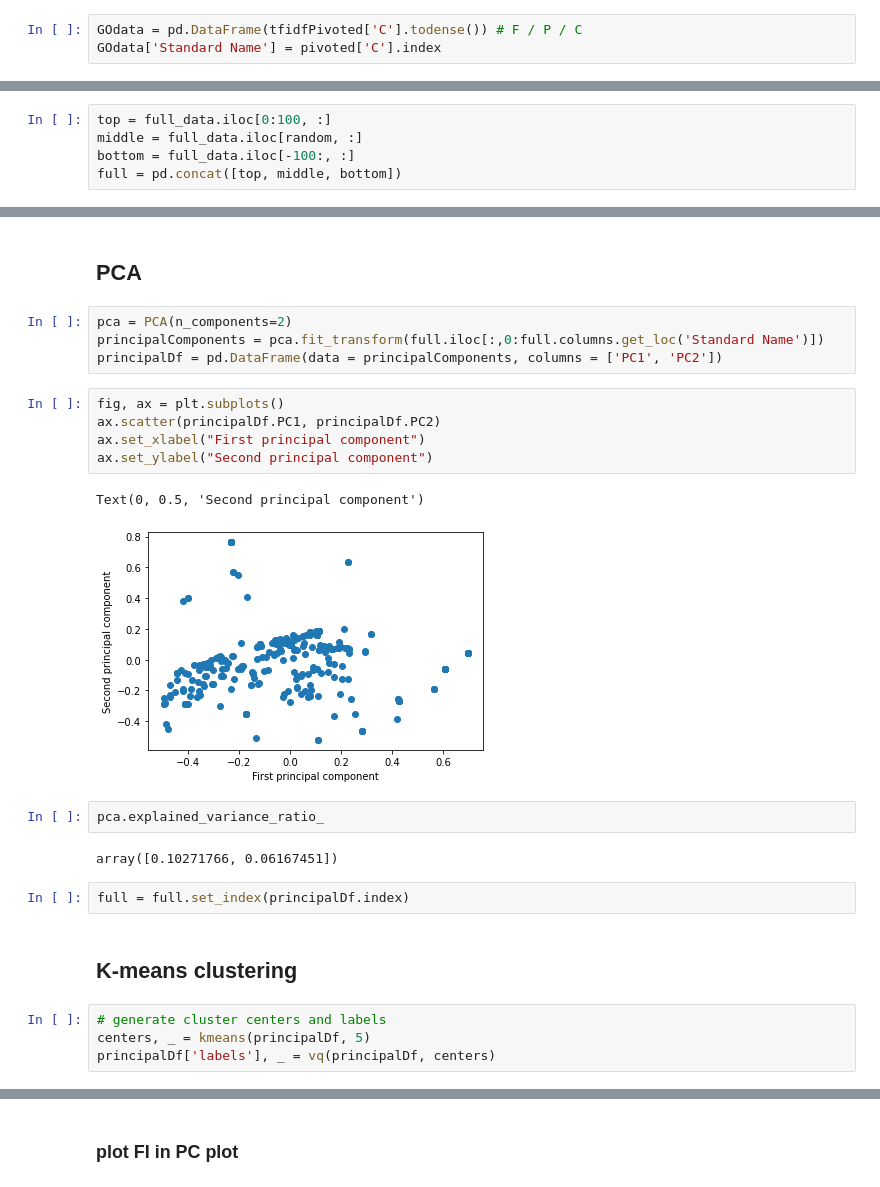
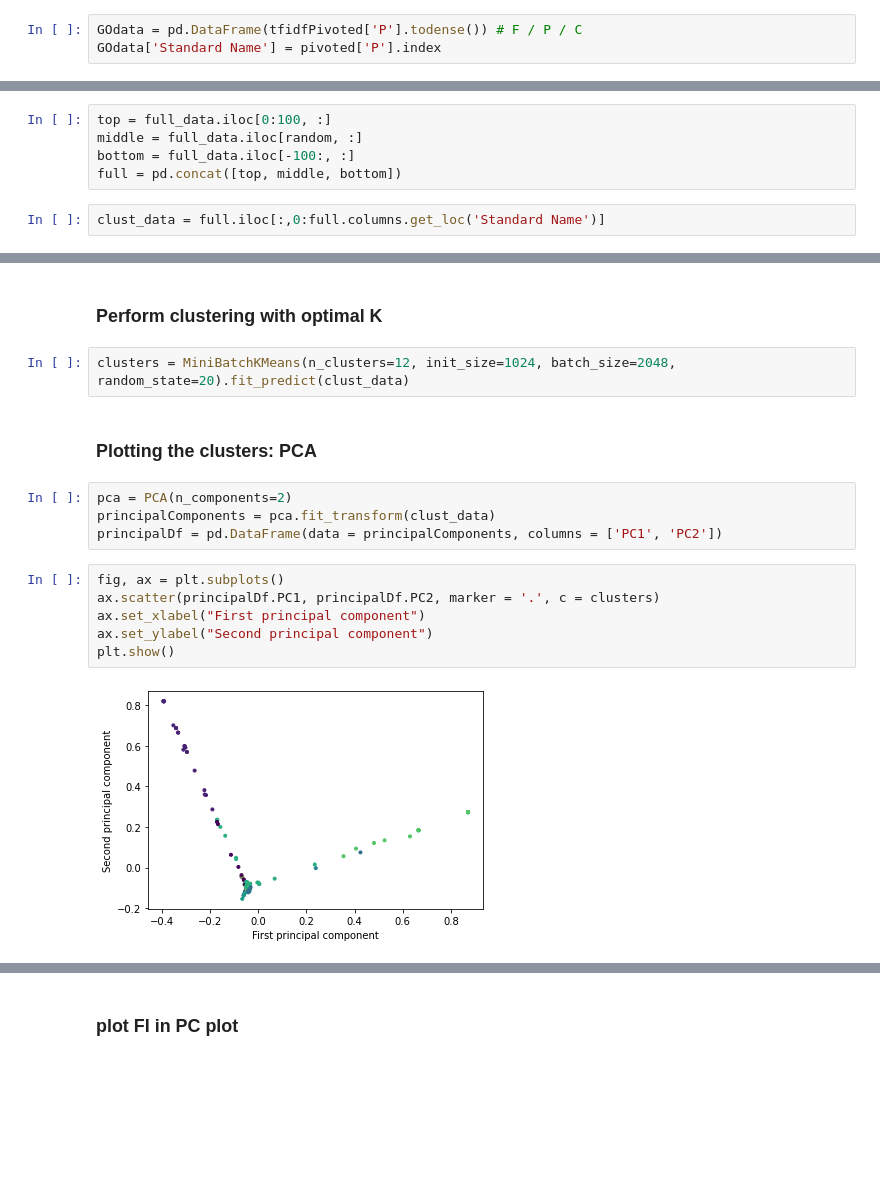
Before and after one commit to IBP-21-22/intbioproj, a Jupyter notebook: code/Kmeans_subset.ipynb, the cells around one changed output, grey strips where cells are left out. Cells and saved outputs as stored; diff of their text form; blank space fills up the shorter version.

```diff
--- a/code/Kmeans_subset.ipynb
+++ b/code/Kmeans_subset.ipynb
@@ -19,8 +20,8 @@ seed(1)
 with open('../processed_data/geneOntologyDataset.pkl', 'rb') as inp:
     [pivoted, tfidfPivoted] = pkl.load(inp)
 # %%
-GOdata = pd.DataFrame(tfidfPivoted['C'].todense()) # F / P / C
-GOdata['Standard Name'] = pivoted['C'].index
+GOdata = pd.DataFrame(tfidfPivoted['P'].todense()) # F / P / C
+GOdata['Standard Name'] = pivoted['P'].index
 # %% [markdown]
 ### Import FI data
 # %%
@@ -41,3 +42,5 @@ top = full_data.iloc[0:100, :]
 middle = full_data.iloc[random, :]
 bottom = full_data.iloc[-100:, :]
 full = pd.concat([top, middle, bottom])
+# %%
+clust_data = full.iloc[:,0:full.columns.get_loc('Standard Name')]
@@ -44,26 +89,18 @@ full = pd.concat([top, middle, bottom])
+# %% [markdown]
+### Perform clustering with optimal K
+# %%
+clusters = MiniBatchKMeans(n_clusters=12, init_size=1024, batch_size=2048, random_state=20).fit_predict(clust_data)
 # %% [markdown]
-## PCA
+### Plotting the clusters: PCA
 # %%
 pca = PCA(n_components=2)
-principalComponents = pca.fit_transform(full.iloc[:,0:full.columns.get_loc('Standard Name')])
+principalComponents = pca.fit_transform(clust_data)
 principalDf = pd.DataFrame(data = principalComponents, columns = ['PC1', 'PC2'])
 # %%
 fig, ax = plt.subplots()
-ax.scatter(principalDf.PC1, principalDf.PC2)
+ax.scatter(principalDf.PC1, principalDf.PC2, marker = '.', c = clusters)
 ax.set_xlabel("First principal component")
 ax.set_ylabel("Second principal component")
+plt.show()
 # %% [output]
-Text(0, 0.5, 'Second principal component')
-[figure, old version]
+[figure, new version]
-# %%
-pca.explained_variance_ratio_
-# %% [output]
-array([0.10271766, 0.06167451])
-# %%
-full = full.set_index(principalDf.index)
-# %% [markdown]
-## K-means clustering
-# %%
-# generate cluster centers and labels
-centers, _ = kmeans(principalDf, 5)
-principalDf['labels'], _ = vq(principalDf, centers)
```
Also changed, not shown: parts of 23 cells of this notebook, 5 other files.
